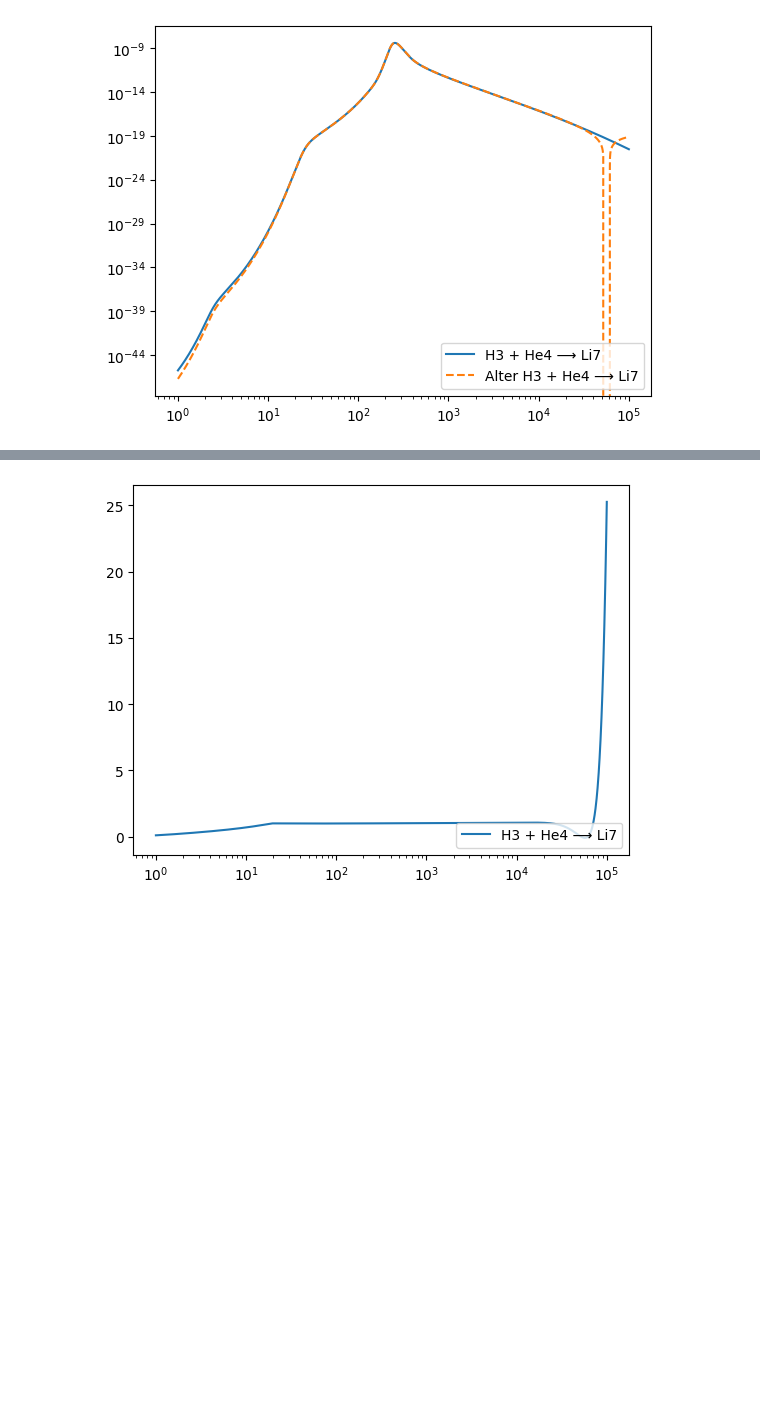
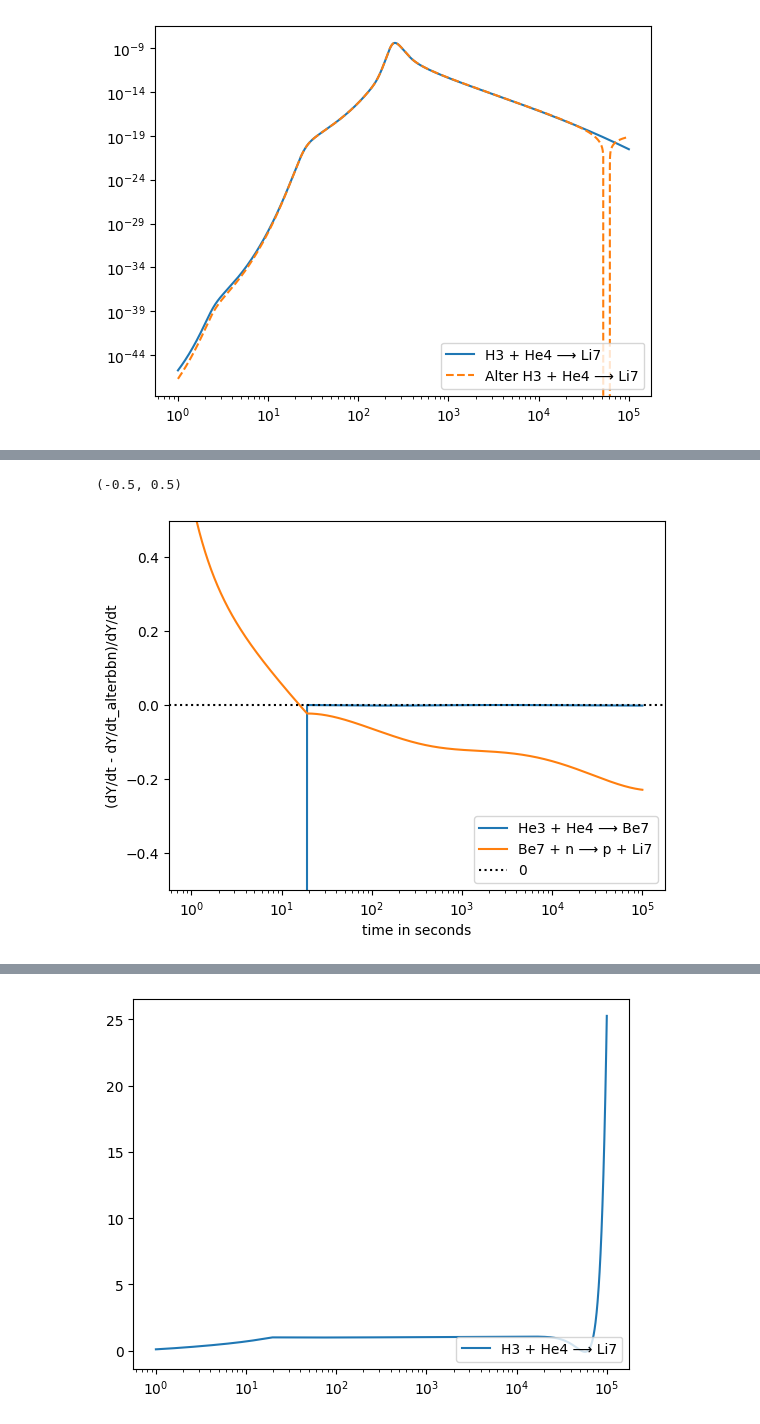
Before and after one commit to hansbdein/Speciale, a Jupyter notebook: full_size_network.ipynb, the cells around one changed output, grey strips where cells are left out. Saved outputs shown, nothing was run; the diff lists cells and outputs as text; code cells hidden in the pictures; blank space fills up the shorter version.

```diff
--- a/full_size_network.ipynb
+++ b/full_size_network.ipynb
@@ -1109,15 +1107,14 @@ plt.ylim(1e-90,4e-9)
 # %%
 plt.figure(figsize=(6.4, 8))
-for ii,rate in enumerate(Li7rates):
+for ii,rate in enumerate(Be7rates):
     #print(rate)
     plt.plot((fullsolY.t+t_cut)/timeunit,[ratevalue(rate,i) for i in range(len(fullsolY.t))],line[ii],color=colors[ii],label=rate)
 
-plt.plot((fullsolY.t+t_cut)/timeunit,[5100*fullsolY.y[8,i]*fullsolY.y[2,i]*rho_bY_cgs(fullsolY.y[:,i]) for i in range(len(fullsolY.t))],'--k',label='Alter Li6->Li7')
-5100
-plt.legend(loc='lower right')
+
+plt.legend()
 plt.xscale('log')
 plt.xlabel('time in seconds')
 plt.ylabel('dY/dt')
 #plt.yscale('log')
-plt.ylim(1e-90,4e-9)
+plt.ylim(1e-70,1.5e-11)
 # %% [output]
@@ -1174 +1211,18 @@ plt.yscale('log')
+# %%
+
+plt.figure()
+plt.plot((fullsolY.t+t_cut)/timeunit,(Alter_mainBe7-mainBe7)/mainBe7,label='He3 + He4 ⟶ Be7')
+plt.plot((fullsolY.t+t_cut)/timeunit,(Alter_mainBe7d-mainBe7d)/mainBe7d,label='Be7 + n ⟶ p + Li7')
+
+plt.axhline(0,color='k',linestyle=':',label='0')
+plt.legend(loc='lower right')
+plt.xscale('log')
+plt.xlabel('time in seconds')
+plt.ylabel('(dY/dt - dY/dt_alterbbn)/dY/dt')
+plt.ylim(-0.5,0.5)
+#plt.yscale('log')
+#plt.ylim(1e-90,4e-9)
+# %% [output]
+(-0.5, 0.5)
+[figure, added]
 # %%
```
Also changed, not shown: parts of 14 cells of this notebook, 2 other files.
